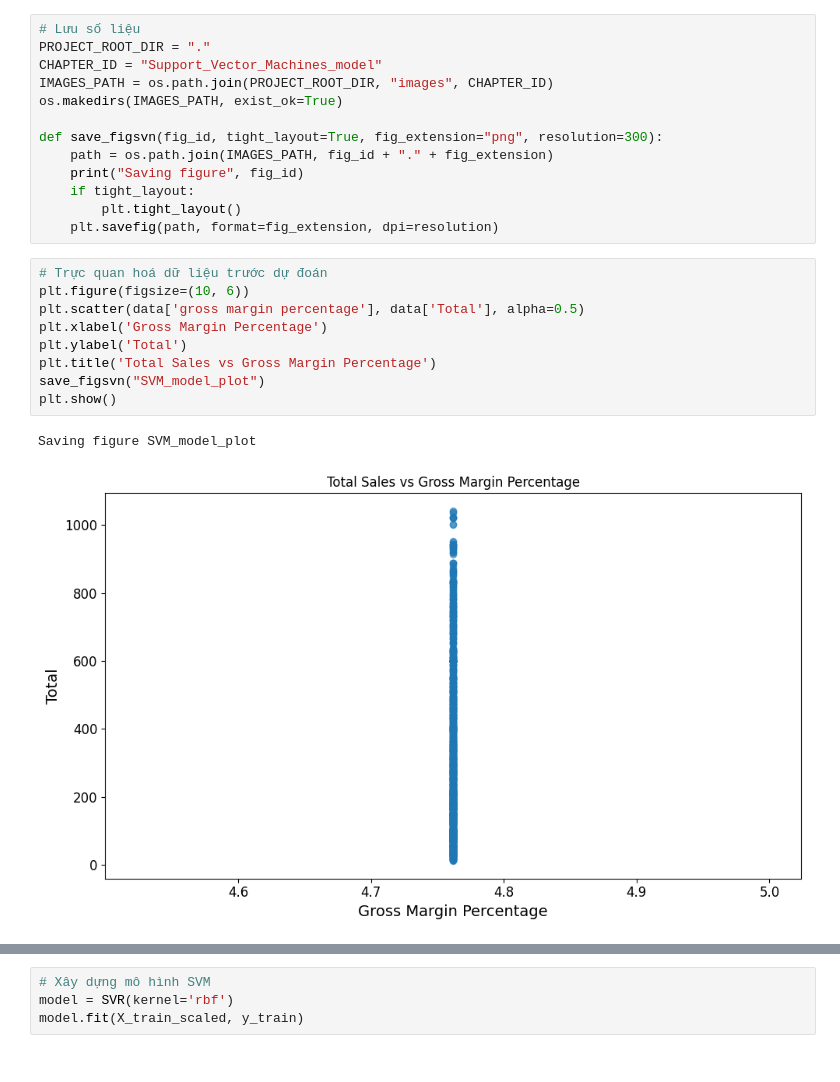
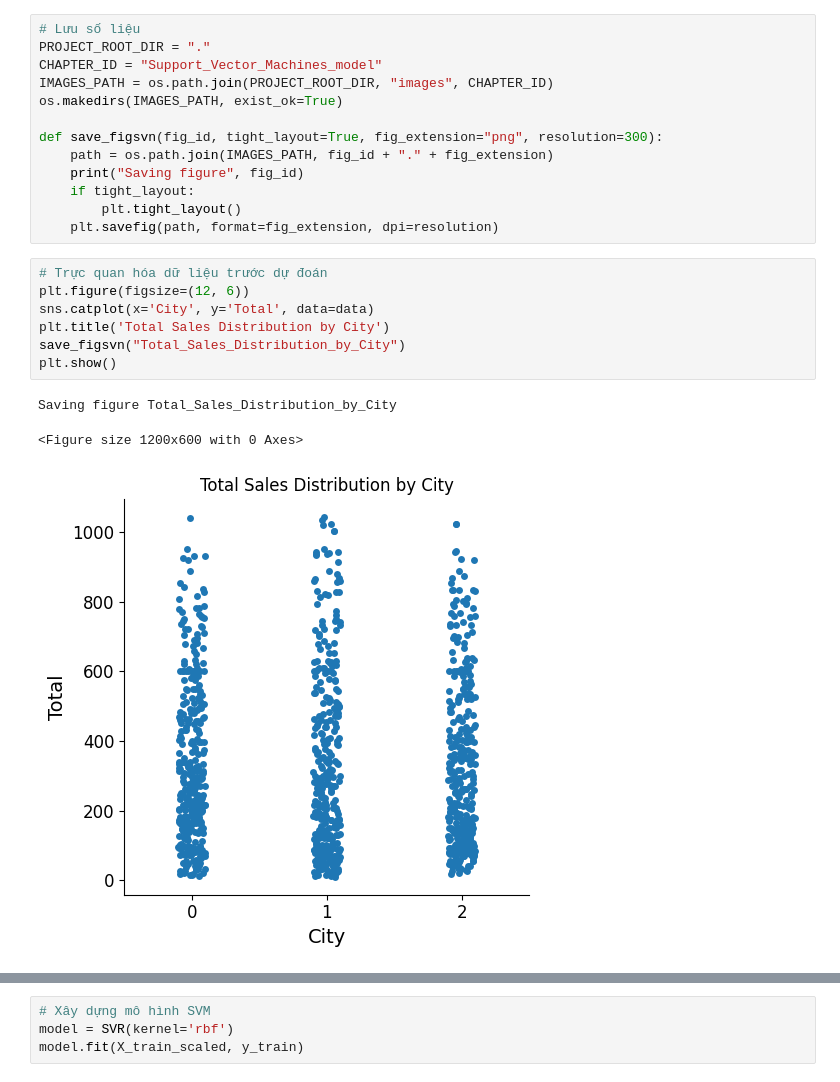
Before and after one commit to haisehi/python, a Jupyter notebook: project-machine learning/LinearRegression.ipynb, the cells around one changed output, grey strips where cells are left out. Saved outputs shown, nothing was run; the diff lists cells and outputs as text.

```diff
--- a/project-machine learning/LinearRegression.ipynb
+++ b/project-machine learning/LinearRegression.ipynb
@@ -499,14 +559,13 @@ def save_figsvn(fig_id, tight_layout=True, fig_extension="png", resolution=300):
         plt.tight_layout()
     plt.savefig(path, format=fig_extension, dpi=resolution)
 # %%
-# Trực quan hoá dữ liệu trước dự đoán
-plt.figure(figsize=(10, 6))
-plt.scatter(data['gross margin percentage'], data['Total'], alpha=0.5)
-plt.xlabel('Gross Margin Percentage')
-plt.ylabel('Total')
-plt.title('Total Sales vs Gross Margin Percentage')
-save_figsvn("SVM_model_plot")
+# Trực quan hóa dữ liệu trước dự đoán
+plt.figure(figsize=(12, 6))
+sns.catplot(x='City', y='Total', data=data)
+plt.title('Total Sales Distribution by City')
+save_figsvn("Total_Sales_Distribution_by_City")
 plt.show()
 # %% [output]
-Saving figure SVM_model_plot
+Saving figure Total_Sales_Distribution_by_City
+<Figure size 1200x600 with 0 Axes>
-[figure, old version]
+[figure, new version]
```
Also changed, not shown: parts of 15 cells of this notebook, 7 other files.
